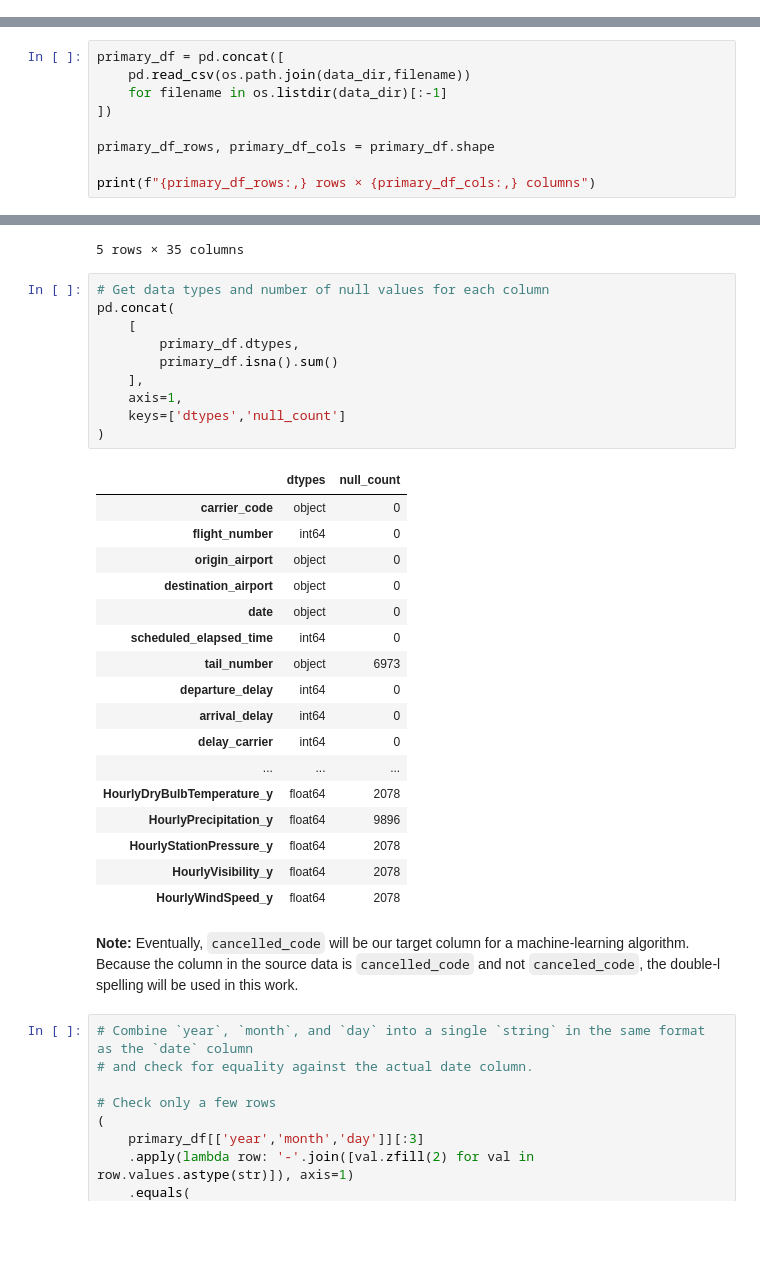
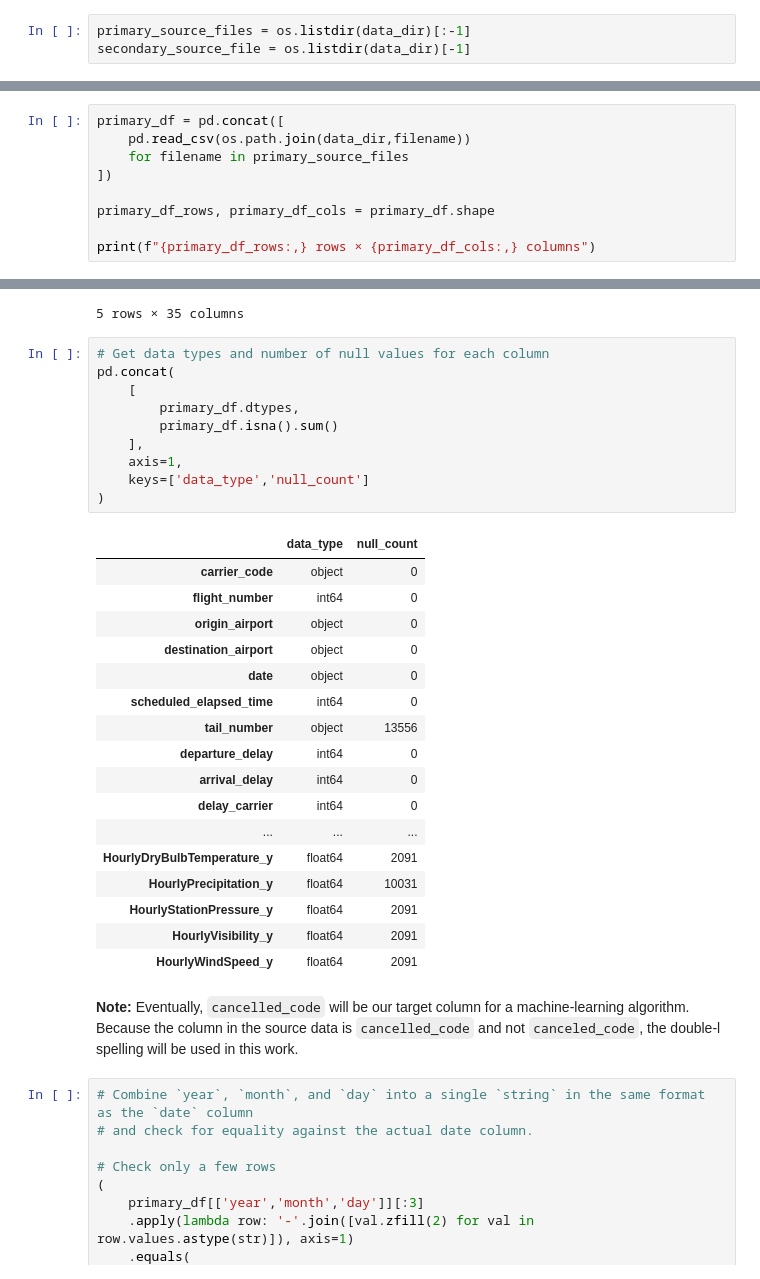
Before and after one commit to Bdataplanet/To_fly_or_not_to_fly, a Jupyter notebook: download_and_prepare_datasets/02_process_data.ipynb, the cells around one changed output, grey strips where cells are left out. Drawn from its saved outputs; the diff is of its cells as text; blank space fills up the shorter version.

Commit message:
primary dataset preprocessing complete

```diff
--- a/download_and_prepare_datasets/02_process_data.ipynb
+++ b/download_and_prepare_datasets/02_process_data.ipynb
@@ -16,5 +16,8 @@ os.listdir(data_dir)
  '11-2019.csv',
  '12-2019.csv',
  'airports.csv']
+# %%
+primary_source_files = os.listdir(data_dir)[:-1]
+secondary_source_file = os.listdir(data_dir)[-1]
 # %%
 import pandas as pd
@@ -21,7 +26,7 @@ import pandas as pd
 # %%
 primary_df = pd.concat([
     pd.read_csv(os.path.join(data_dir,filename))
-    for filename in os.listdir(data_dir)[:-1]
+    for filename in primary_source_files
 ])
 
 primary_df_rows, primary_df_cols = primary_df.shape
@@ -42,33 +47,34 @@ primary_df.head()
 # %%
 # Get data types and number of null values for each column
 pd.concat(
     [
         primary_df.dtypes,
         primary_df.isna().sum()
     ],
     axis=1,
-    keys=['dtypes','null_count']
+    keys=['data_type','null_count']
 )
 # %% [output]
-|  | dtypes | null_count |
+|  | data_type | null_count |
 | carrier_code | object | 0 |
 | flight_number | int64 | 0 |
 | origin_airport | object | 0 |
 | destination_airport | object | 0 |
 | date | object | 0 |
 | scheduled_elapsed_time | int64 | 0 |
-| tail_number | object | 6973 |
+| tail_number | object | 13556 |
 | departure_delay | int64 | 0 |
 | arrival_delay | int64 | 0 |
 | delay_carrier | int64 | 0 |
 | ... | ... | ... |
-| HourlyDryBulbTemperature_y | float64 | 2078 |
-| HourlyPrecipitation_y | float64 | 9896 |
-| HourlyStationPressure_y | float64 | 2078 |
-| HourlyVisibility_y | float64 | 2078 |
-| HourlyWindSpeed_y | float64 | 2078 |
+| HourlyDryBulbTemperature_y | float64 | 2091 |
+| HourlyPrecipitation_y | float64 | 10031 |
+| HourlyStationPressure_y | float64 | 2091 |
+| HourlyVisibility_y | float64 | 2091 |
+| HourlyWindSpeed_y | float64 | 2091 |
 # %% [markdown]
-**Note:** Eventually, `cancelled_code` will be our target column for a machine-learning algorithm. Because the column in the source data is `cancelled_code` and not `canceled_code`, the double-l spelling will be used in this work.
+**Note:** Eventually, `cancelled_code` will be our target column for a machine-learning algorithm.
+Because the column in the source data is `cancelled_code` and not `canceled_code`, the double-l spelling will be used in this work.
 # %%
 # Combine `year`, `month`, and `day` into a single `string` in the same format as the `date` column
 # and check for equality against the actual date column.
```
Also changed, not shown: parts of 13 cells of this notebook, 1 other file.
